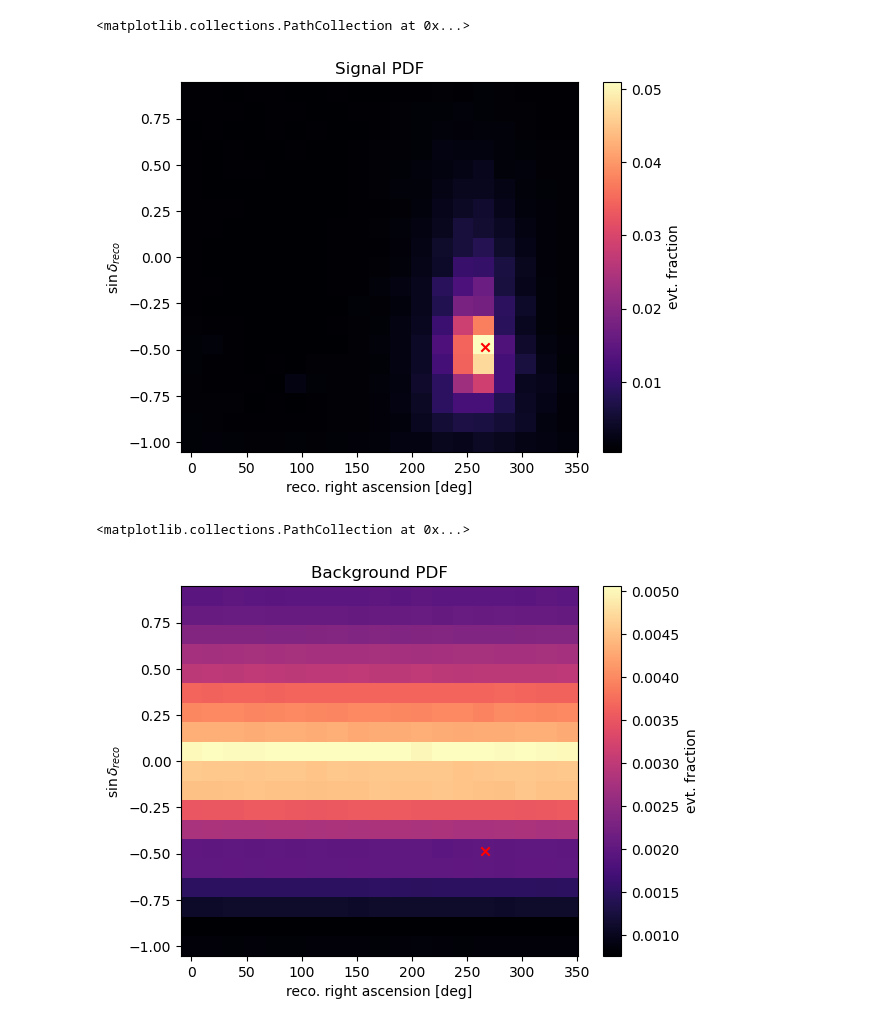
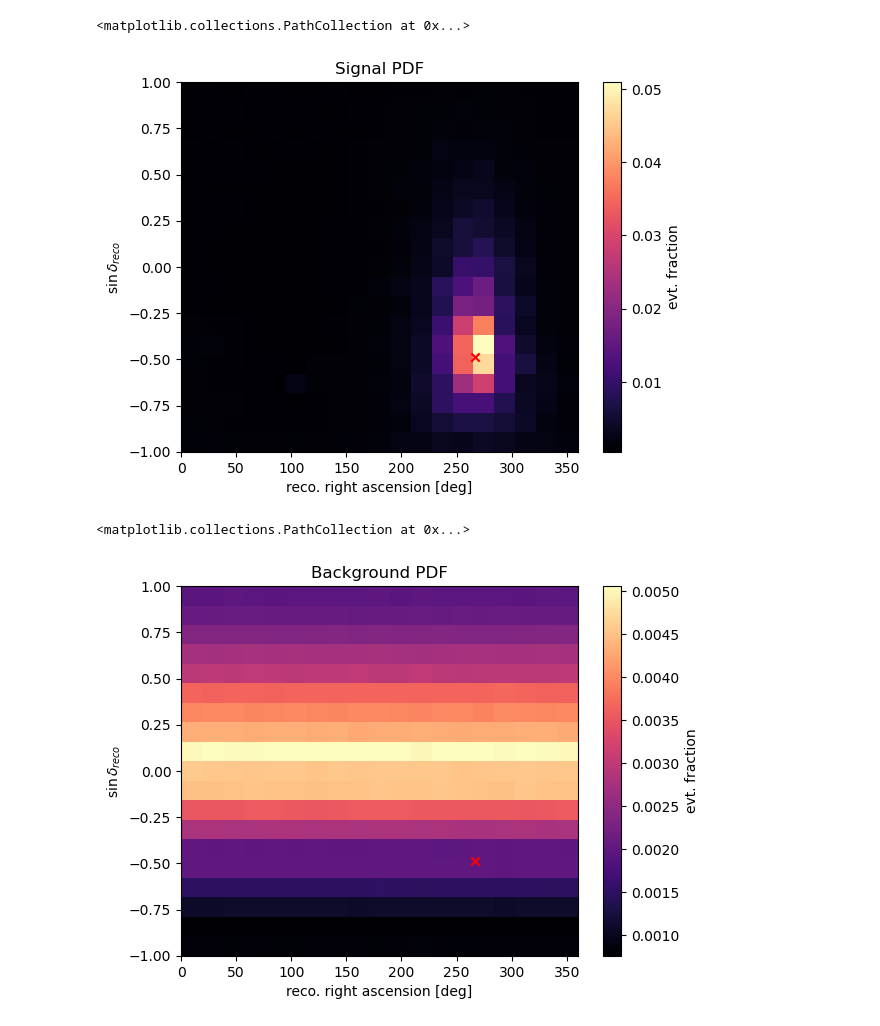
Before and after one commit to NhanChau94/DM_FLUX, a Jupyter notebook: examples_pdf/plot_pdfs.ipynb, the cells around one changed output. Saved outputs shown, nothing was run; the diff lists cells and outputs as text; code cells hidden in the pictures.

Commit message:
display correct bin edges

```diff
--- a/examples_pdf/plot_pdfs.ipynb
+++ b/examples_pdf/plot_pdfs.ipynb
@@ -17,20 +17,20 @@ ra_edges = pdf['RA_bin']
 sin_dec_edges = pdf['sinDec_bin']
 # %%
 # plotting signal PDF
-X, Y = np.meshgrid(ra_edges[:-1], sin_dec_edges[:-1])
+X, Y = np.meshgrid(ra_edges, sin_dec_edges)
 c = plt.pcolormesh(X, Y, signal.T, cmap='magma', shading='auto')
 plt.colorbar(c, label='evt. fraction')
 plt.xlabel('reco. right ascension [deg]')
 plt.ylabel(r'$\sin \delta_{reco}$')
 plt.title('Signal PDF')
 # galactic center position:
 plt.scatter(266.4, np.sin(np.deg2rad(-29.0)), color='red', label='Galactic center', marker='x')
 # %% [output]
 <matplotlib.collections.PathCollection at 0x...>
-[figure, old version]
+[figure, new version]
 # %%
 # plotting the 2 histograms
-X, Y = np.meshgrid(ra_edges[:-1], sin_dec_edges[:-1])
+X, Y = np.meshgrid(ra_edges, sin_dec_edges)
 c = plt.pcolormesh(X, Y, background.T, cmap='magma', shading='auto')
 plt.colorbar(c, label='evt. fraction')
 plt.xlabel('reco. right ascension [deg]')
@@ -40,4 +40,4 @@ plt.title('Background PDF')
 plt.scatter(266.4, np.sin(np.deg2rad(-29.0)), color='red', label='Galactic center', marker='x')
 # %% [output]
 <matplotlib.collections.PathCollection at 0x...>
-[figure, old version]
+[figure, new version]
```
